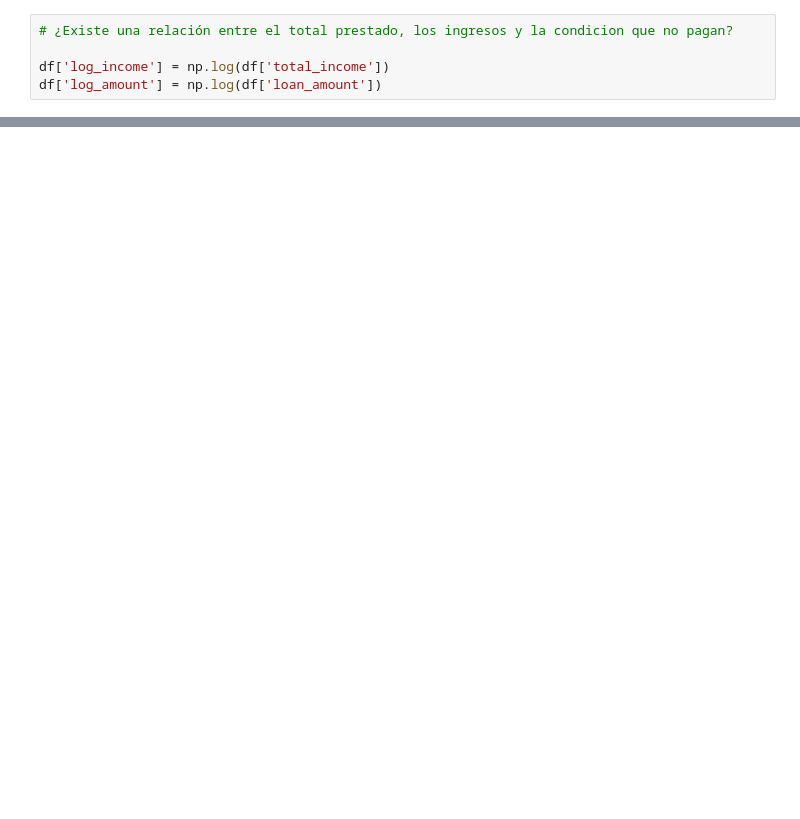
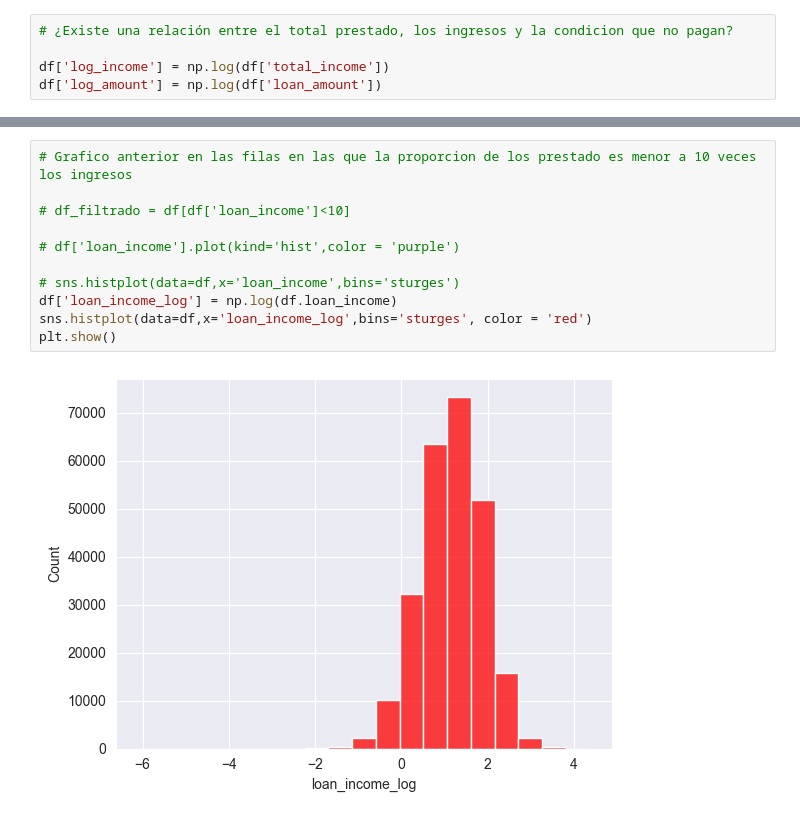
Before and after one commit to julihdez36/Decision_making, a Jupyter notebook: First project/exploring.ipynb, the cells around one changed output, grey strips where cells are left out. Saved outputs shown, nothing was run; the diff lists cells and outputs as text; blank space fills up the shorter version.

```diff
--- a/First project/exploring.ipynb
+++ b/First project/exploring.ipynb
@@ -242,0 +279,13 @@ df['loan_income'].plot(kind='hist')
+# %%
+# Grafico anterior en las filas en las que la proporcion de los prestado es menor a 10 veces los ingresos
+
+# df_filtrado = df[df['loan_income']<10]
+
+# df['loan_income'].plot(kind='hist',color = 'purple')
+
+# sns.histplot(data=df,x='loan_income',bins='sturges')
+df['loan_income_log'] = np.log(df.loan_income)
+sns.histplot(data=df,x='loan_income_log',bins='sturges', color = 'red')
+plt.show()
+# %% [output]
+[figure, added]
```
Also changed, not shown: parts of 33 cells of this notebook, 1 other file.
